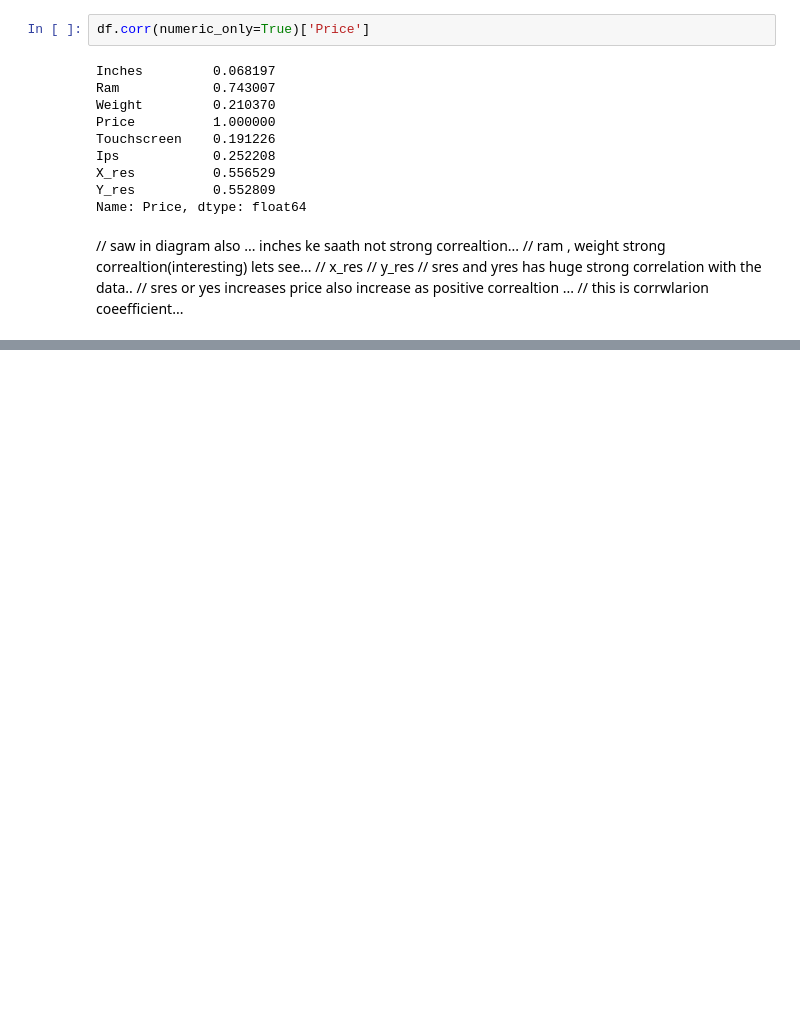
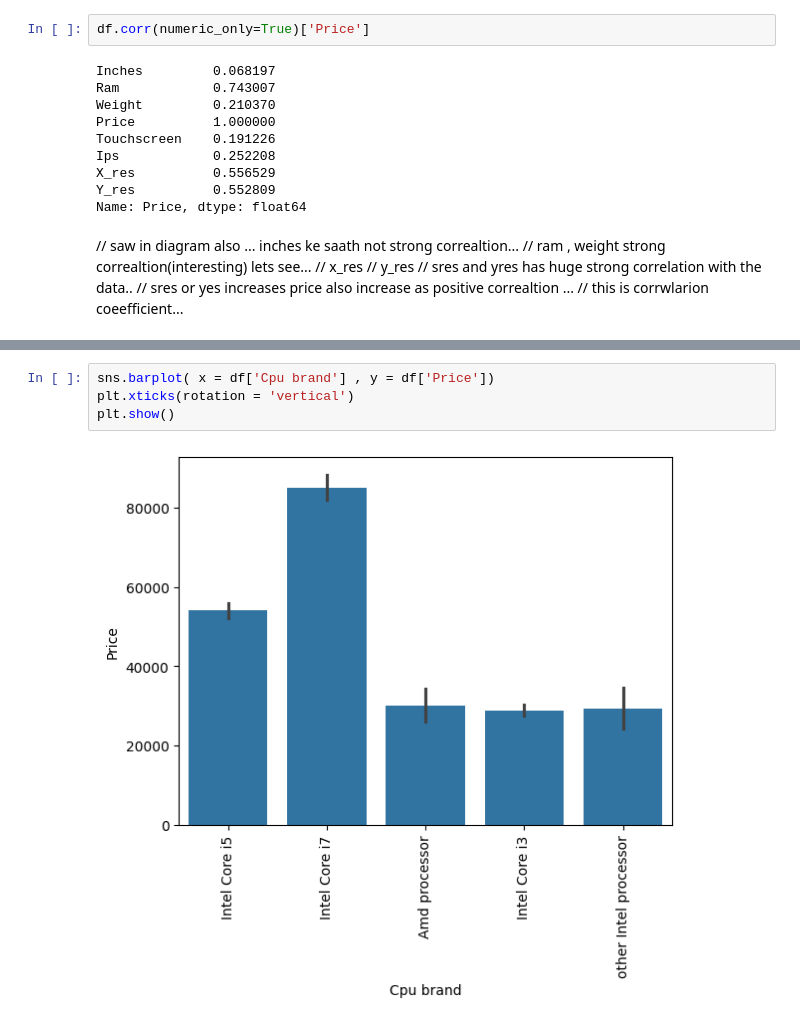
Before and after one commit to Arijit2772-dev/ucs503p-202526odd-bigdawgs, a Jupyter notebook: lpp.ipynb, the cells around one changed output, grey strips where cells are left out. Cells and saved outputs as stored; diff of their text form; blank space fills up the shorter version.

```diff
--- a/lpp.ipynb
+++ b/lpp.ipynb
@@ -429,0 +768,6 @@ Name: Price, dtype: float64
+# %%
+sns.barplot( x = df['Cpu brand'] , y = df['Price'])
+plt.xticks(rotation = 'vertical')
+plt.show()
+# %% [output]
+[figure, added]
```
Also changed, not shown: parts of 47 cells of this notebook, 2 other files.
